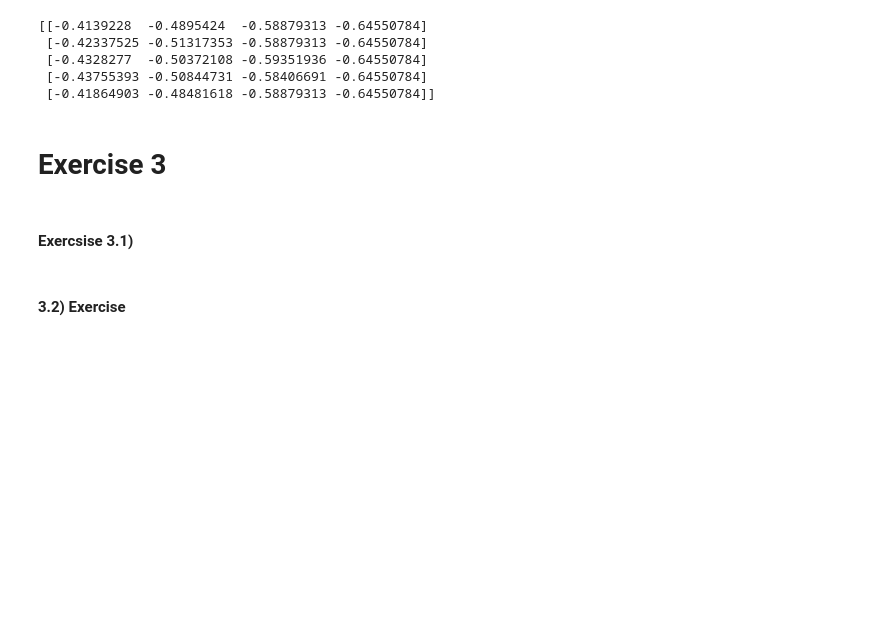
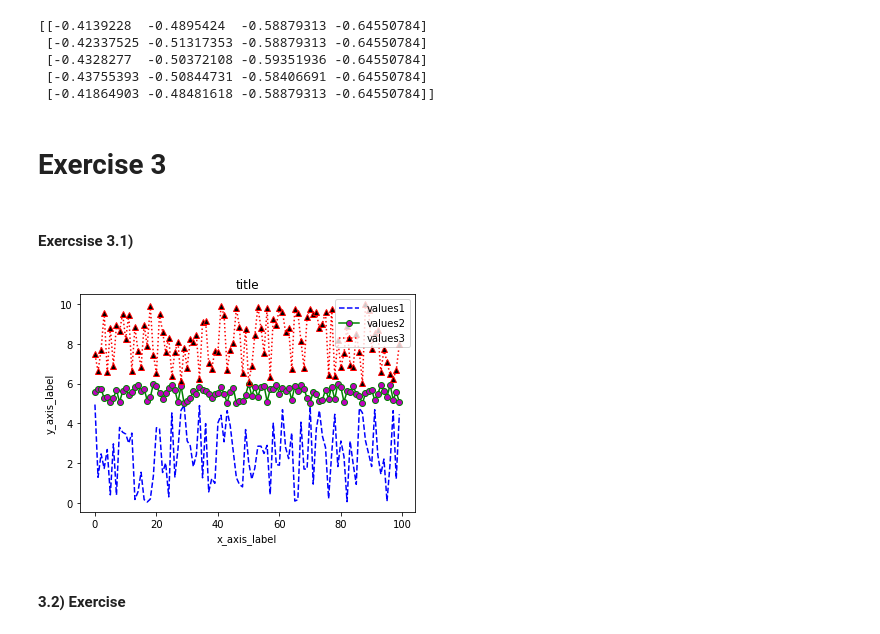
Before and after one commit to Aterior/bug-free-octo-bassoon, a Jupyter notebook: Jupyter-Notebooks/ML-Aufgabe1.ipynb, the cells around one changed output. Saved outputs shown, nothing was run; the diff lists cells and outputs as text; code cells hidden in the pictures; blank space fills up the shorter version.

```diff
--- a/Jupyter-Notebooks/ML-Aufgabe1.ipynb
+++ b/Jupyter-Notebooks/ML-Aufgabe1.ipynb
@@ -80,2 +103,6 @@ random_three_plot("Test1","X-achse","y-Achse")
+# %%
+random_three_plot("title", "x_axis_label", "y_axis_label")
+# %% [output]
+[figure, added]
 # %% [markdown]
 #### 3.2) Exercise
```
Also changed, not shown: parts of 14 cells of this notebook.
